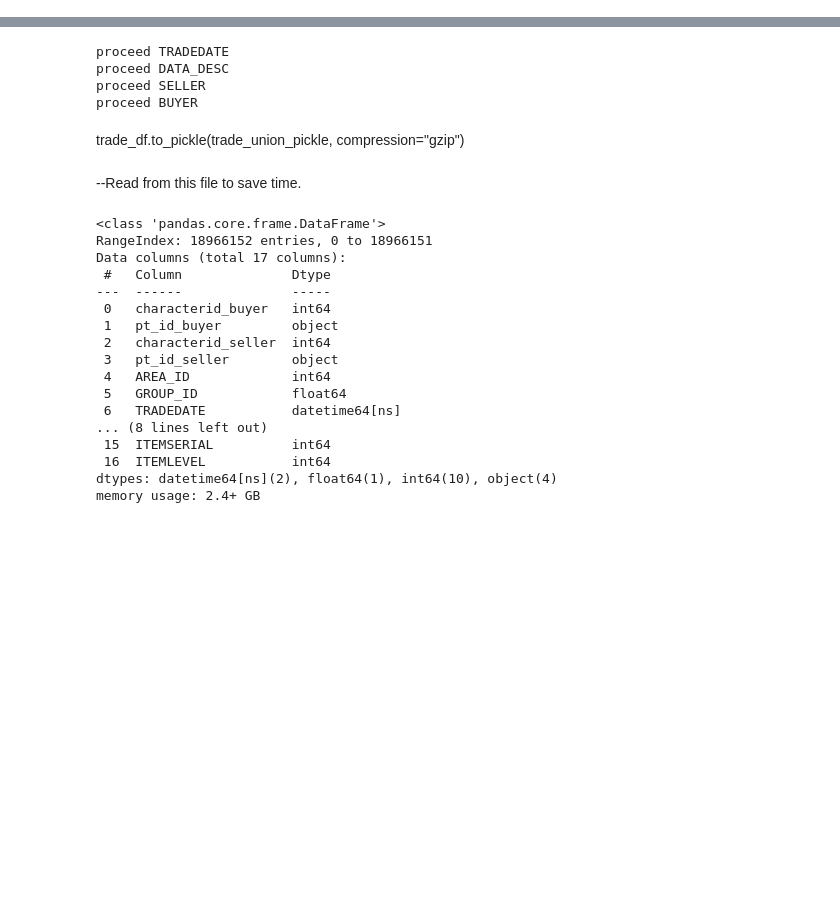
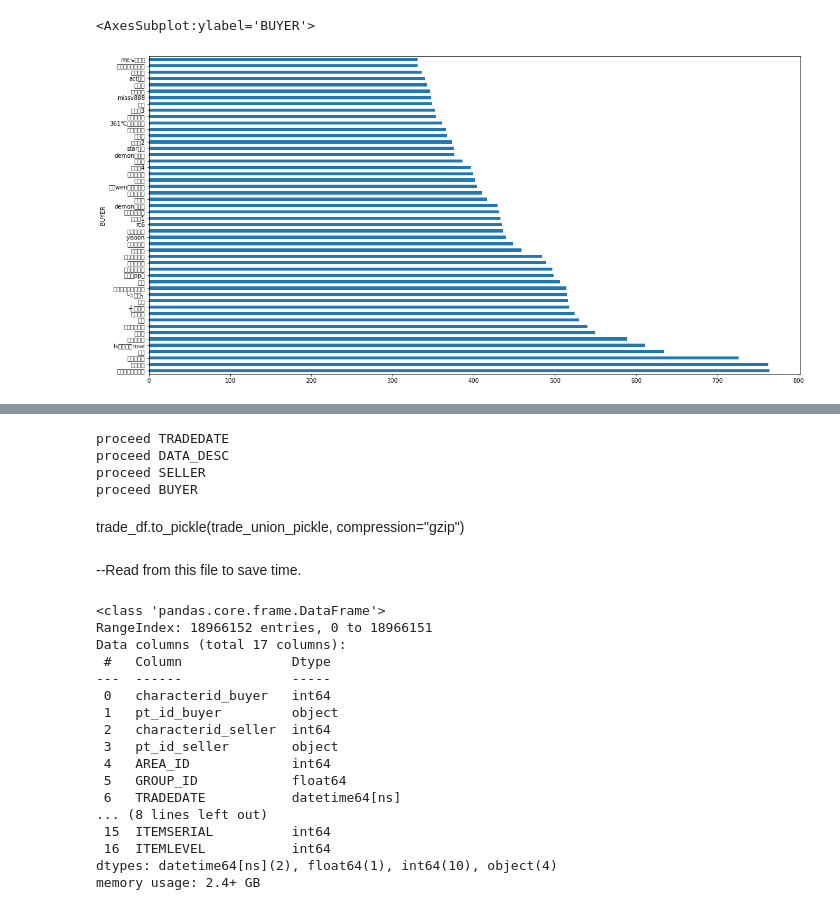
Before and after one commit to jesse11883/gamedata, a Jupyter notebook: gamedatav1.ipynb, the cells around one changed output, grey strips where cells are left out. Drawn from its saved outputs; the diff is of its cells as text; code cells hidden in the pictures; blank space fills up the shorter version.

```diff
--- a/gamedatav1.ipynb
+++ b/gamedatav1.ipynb
@@ -51,0 +120,5 @@ dep_char_map_pickle = os.path.join(data_file_path, "dn_character_his_map_uft-8..
+# %%
+trade_processed_df.groupby("BUYER").SELLER.agg('count').sort_values( ascending=False)[:50].plot(figsize=(20,10),kind='barh')
+# %% [output]
+<AxesSubplot:ylabel='BUYER'>
+[figure, added]
```
Also changed, not shown: parts of 15 cells of this notebook, 8 other files.
